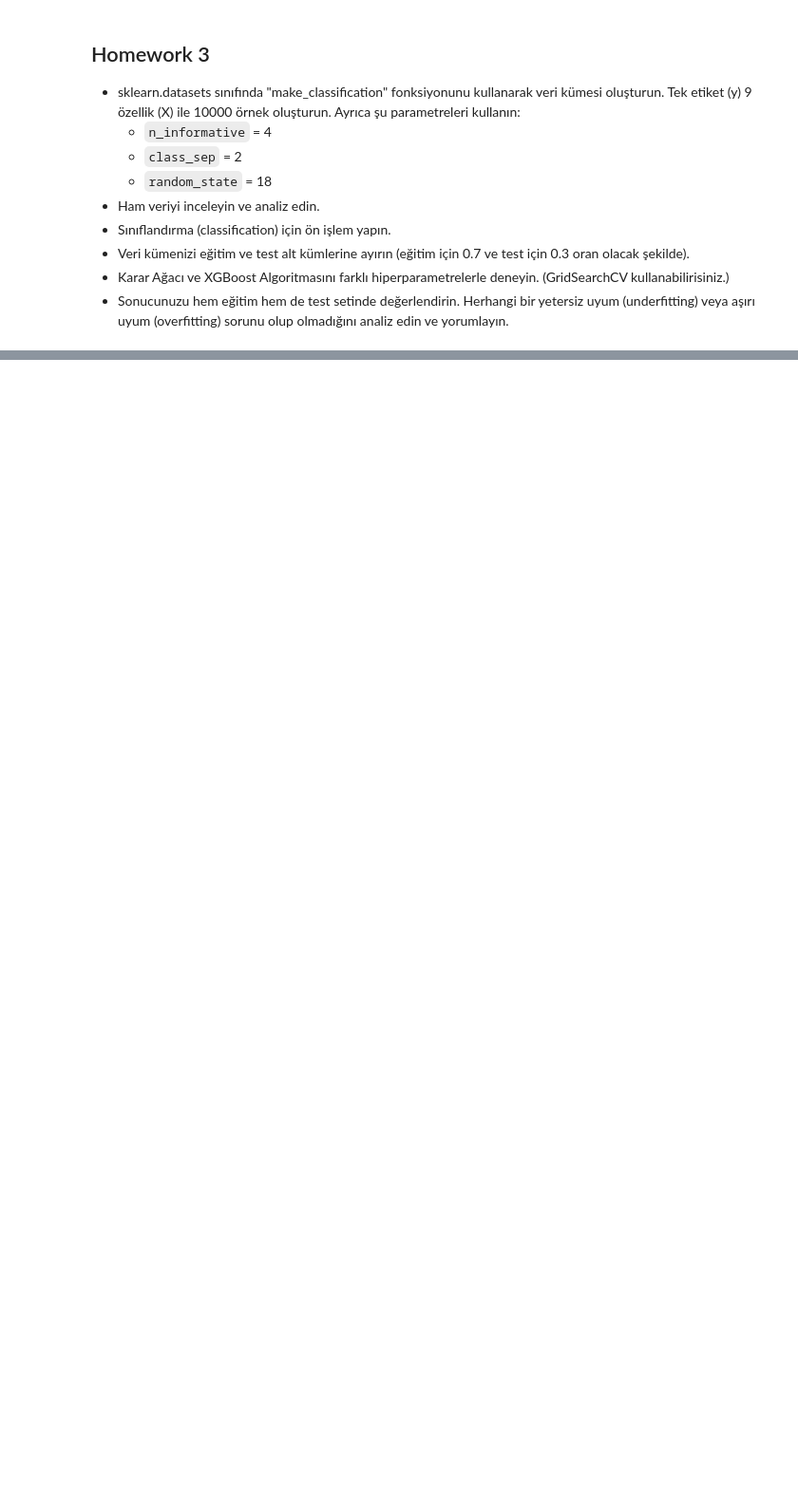
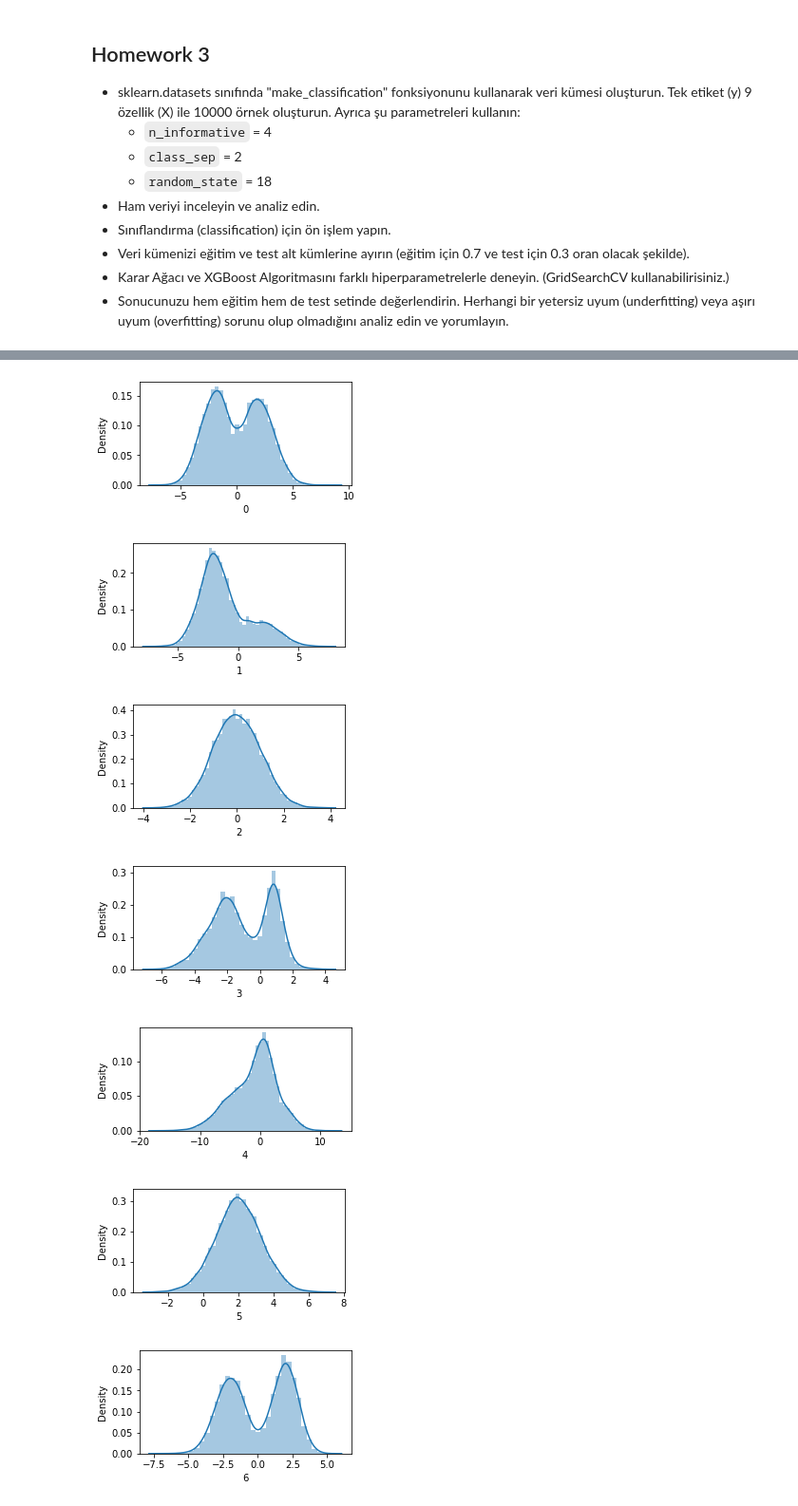
Before and after one commit to fmehmetun/GlobalAIHubMachineLearningCourse, a Jupyter notebook: Homeworks/ML_Homework3.ipynb, the cells around one changed output, grey strips where cells are left out. Shown at 95% size. Saved outputs shown, nothing was run; the diff lists cells and outputs as text; code cells hidden in the pictures; blank space fills up the shorter version.

```diff
--- a/Homeworks/ML_Homework3.ipynb
+++ b/Homeworks/ML_Homework3.ipynb
@@ -31,0 +53,14 @@
+# %%
+# Distplot for each column
+for col in featuresDf.columns:
+    plt.figure(figsize=(4, 2))
+    sns.distplot(featuresDf[col])
+    plt.show()
+# %% [output]
+[figure, added]
+[figure, added]
+[figure, added]
+[figure, added]
+[figure, added]
+[figure, added]
+[figure, added]
```
Also changed, not shown: parts of 28 cells of this notebook.
